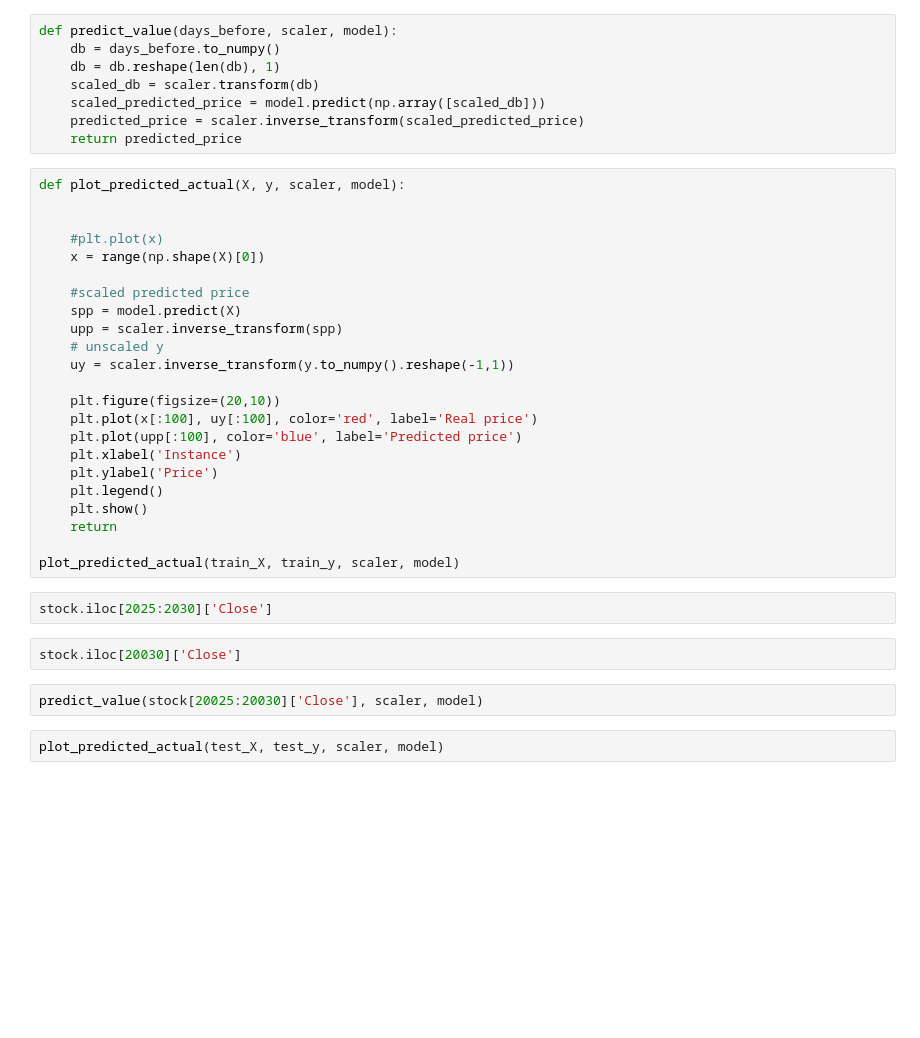
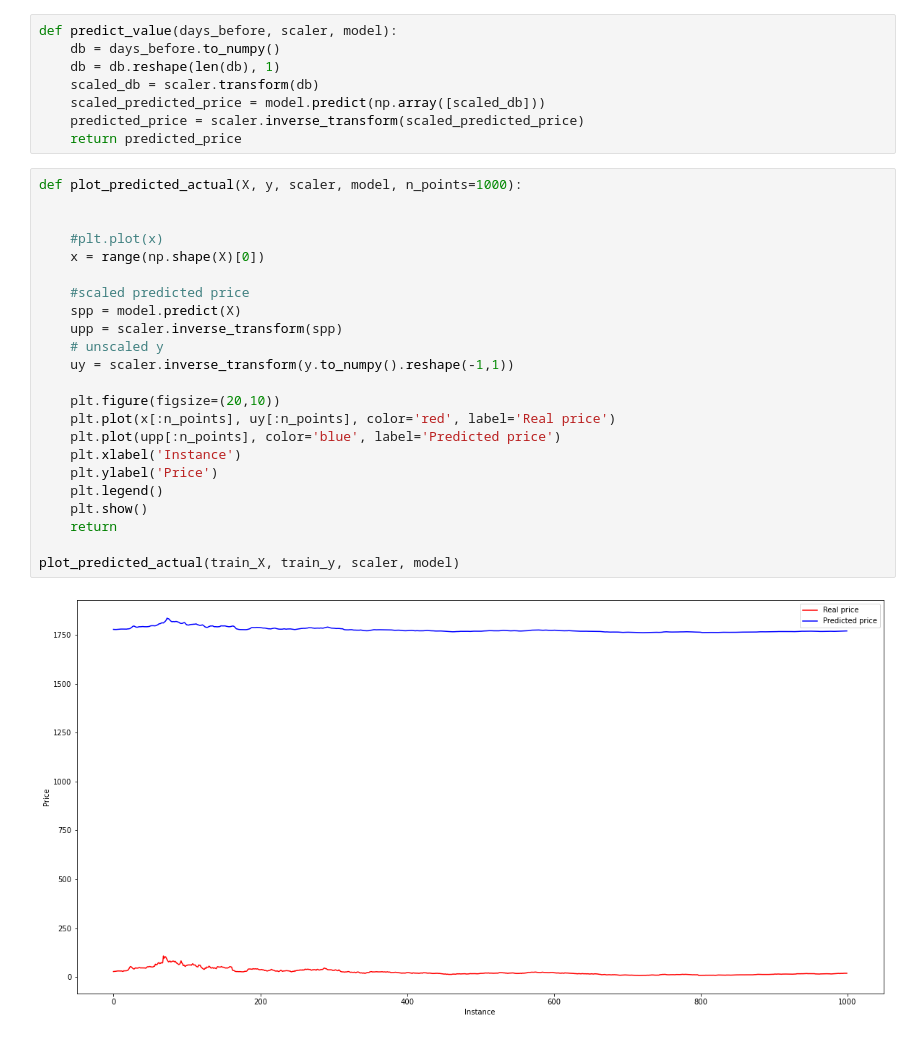
Before and after one commit to YannAmado/MachineLearning, a Jupyter notebook: Time Series Forecasting/StockPrediction/stockPrediction.ipynb, the cells around one changed output. Drawn from its saved outputs; the diff is of its cells as text; blank space fills up the shorter version.

```diff
--- a/Time Series Forecasting/StockPrediction/stockPrediction.ipynb
+++ b/Time Series Forecasting/StockPrediction/stockPrediction.ipynb
@@ -149,33 +160,27 @@ def predict_value(days_before, scaler, model):
     predicted_price = scaler.inverse_transform(scaled_predicted_price)
     return predicted_price
 # %%
-def plot_predicted_actual(X, y, scaler, model):
+def plot_predicted_actual(X, y, scaler, model, n_points=1000):
 
 
     #plt.plot(x)
     x = range(np.shape(X)[0])
 
     #scaled predicted price
     spp = model.predict(X)
     upp = scaler.inverse_transform(spp)
     # unscaled y
     uy = scaler.inverse_transform(y.to_numpy().reshape(-1,1))
 
     plt.figure(figsize=(20,10))
-    plt.plot(x[:100], uy[:100], color='red', label='Real price')
-    plt.plot(upp[:100], color='blue', label='Predicted price')
+    plt.plot(x[:n_points], uy[:n_points], color='red', label='Real price')
+    plt.plot(upp[:n_points], color='blue', label='Predicted price')
     plt.xlabel('Instance')
     plt.ylabel('Price')
     plt.legend()
     plt.show()
     return
 
 plot_predicted_actual(train_X, train_y, scaler, model)
+# %% [output]
+[figure, added]
-# %%
-stock.iloc[2025:2030]['Close']
-# %%
-stock.iloc[20030]['Close']
-# %%
-predict_value(stock[20025:20030]['Close'], scaler, model)
-# %%
-plot_predicted_actual(test_X, test_y, scaler, model)
```
Also changed, not shown: parts of 17 cells of this notebook.
